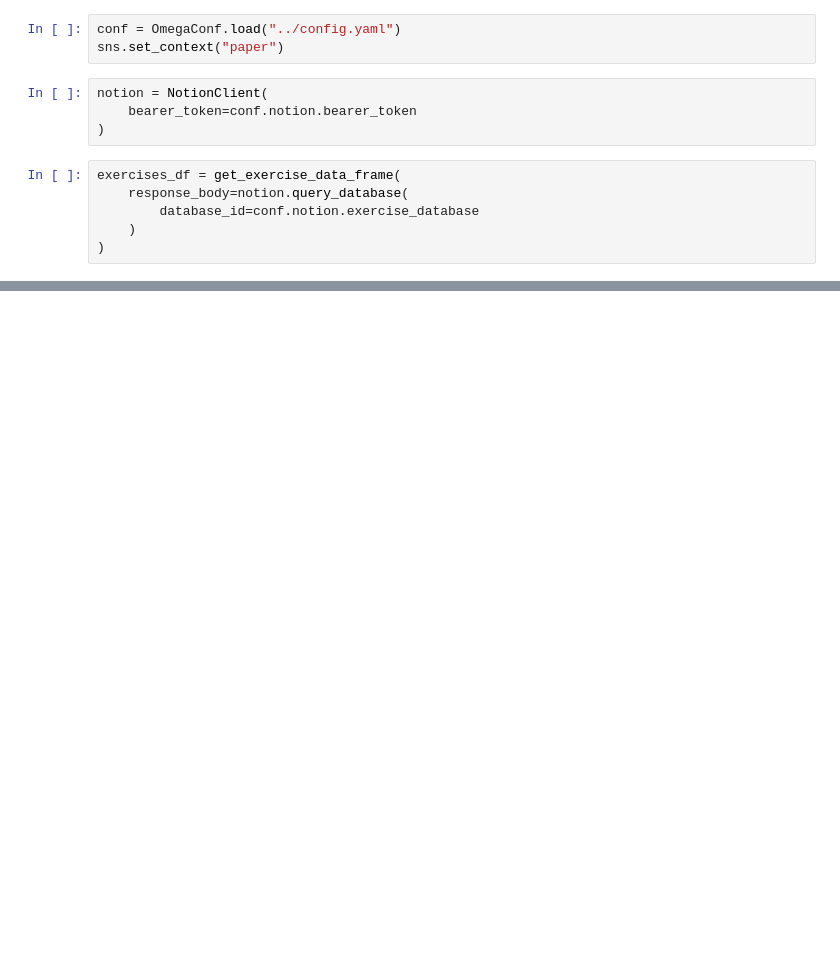
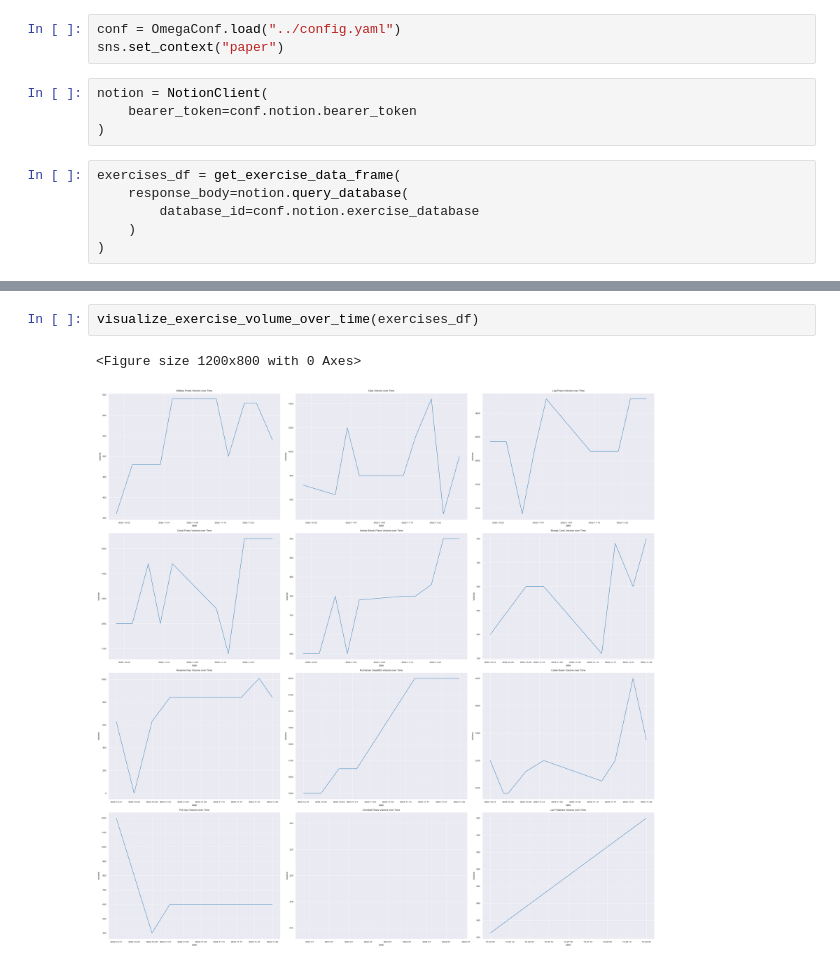
Before and after one commit to AlexanderLontke/exercise-visualizations, a Jupyter notebook: notebooks/visualizations.ipynb, the cells around one changed output, grey strips where cells are left out. Saved outputs shown, nothing was run; the diff lists cells and outputs as text; blank space fills up the shorter version.

```diff
--- a/notebooks/visualizations.ipynb
+++ b/notebooks/visualizations.ipynb
@@ -56,0 +35,5 @@ plt.tight_layout()
+# %%
+visualize_exercise_volume_over_time(exercises_df)
+# %% [output]
+<Figure size 1200x800 with 0 Axes>
+[figure, added]
```
Also changed, not shown: parts of 6 cells of this notebook, 3 other files.
